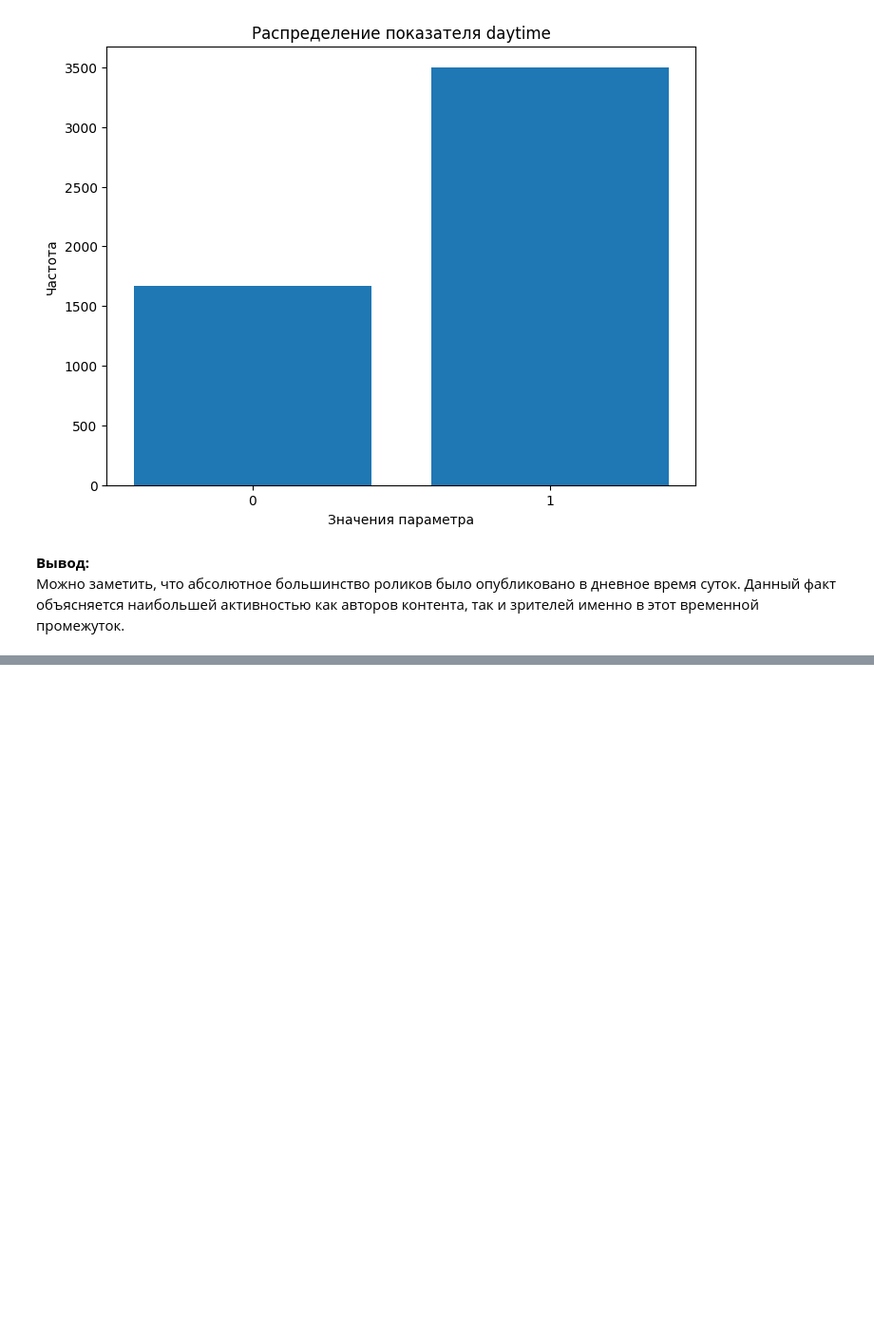
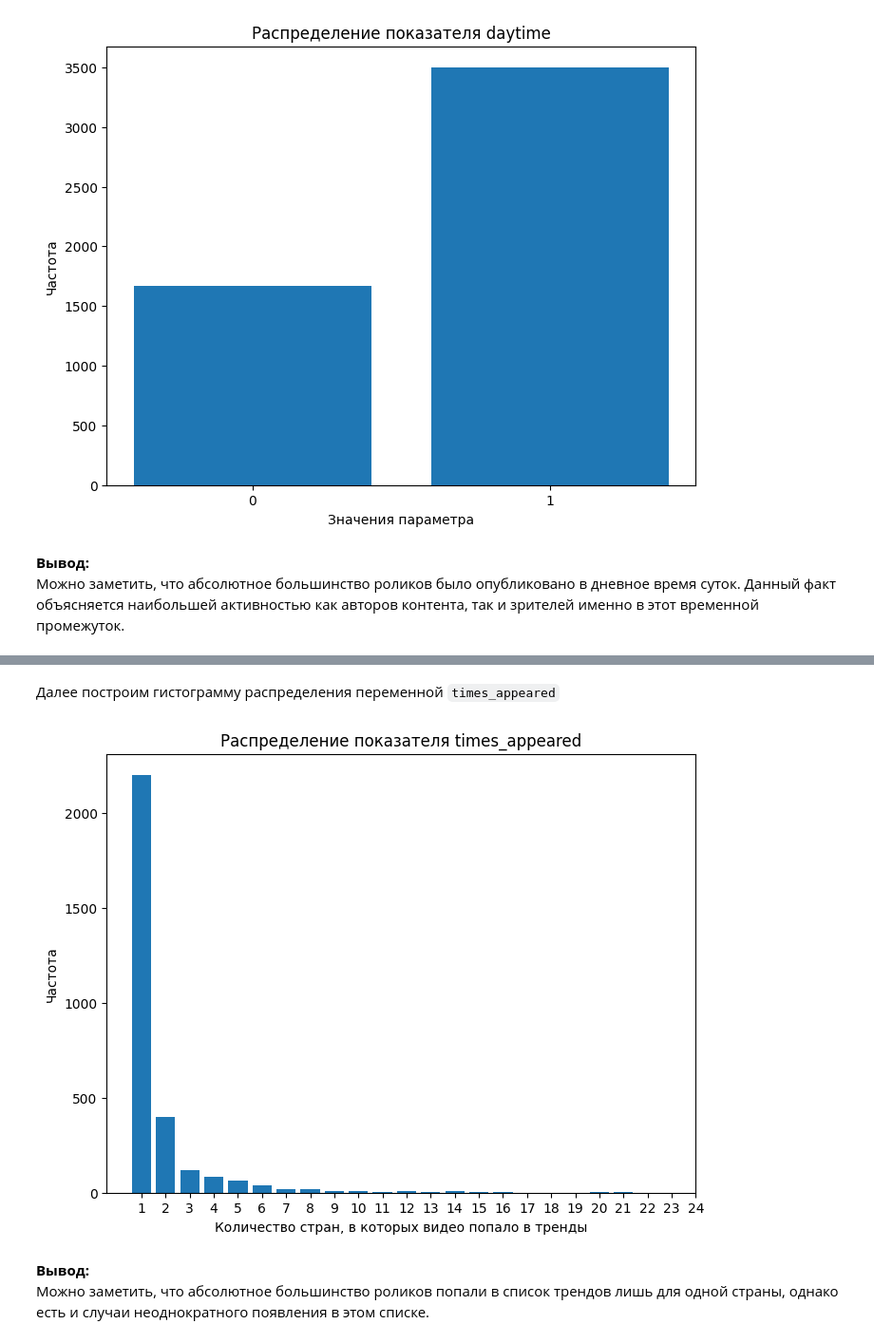
Before and after one commit to sardor014/project_andan_2023, a Jupyter notebook: EDA.ipynb, the cells around one changed output, grey strips where cells are left out. Shown at 95% size. Cells and saved outputs as stored; diff of their text form; code cells hidden in the pictures; blank space fills up the shorter version.

```diff
--- a/EDA.ipynb
+++ b/EDA.ipynb
@@ -653,0 +663,5 @@ plt.title('Распределение показателя daytime');
+# %%
+keys, values = df['title'].value_counts().index, df['title'].value_counts().values
+d = dict(zip(keys, values))
+df['times_appeared'] = df['title'].apply(lambda x: d[x])
+df.head()
@@ -653,0 +675,20 @@ plt.title('Распределение показателя daytime');
+# %% [markdown]
+Далее построим гистограмму распределения переменной `times_appeared`
+# %%
+x, y = df['times_appeared'].value_counts().index, df['times_appeared'].value_counts().values
+d = dict()
+for i in range(len(x)):
+  d[x[i]] = y[i] / x[i] # делим для предотвращения повторного учета
+d = dict(sorted(d.items(), key = lambda x: x[0]))
+
+plt.subplots(figsize=(8, 6))
+plt.bar(d.keys(), d.values())
+plt.xticks(range(1, 25))
+plt.xlabel('Количество стран, в которых видео попало в тренды')
+plt.ylabel('Частота')
+plt.title('Распределение показателя times_appeared');
+# %% [output]
+[figure, added]
+# %% [markdown]
+**Вывод:** \
+Можно заметить, что абсолютное большинство роликов попали в список трендов лишь для одной страны, однако есть и случаи неоднократного появления в этом списке.
```
Also changed, not shown: parts of 15 cells of this notebook.
